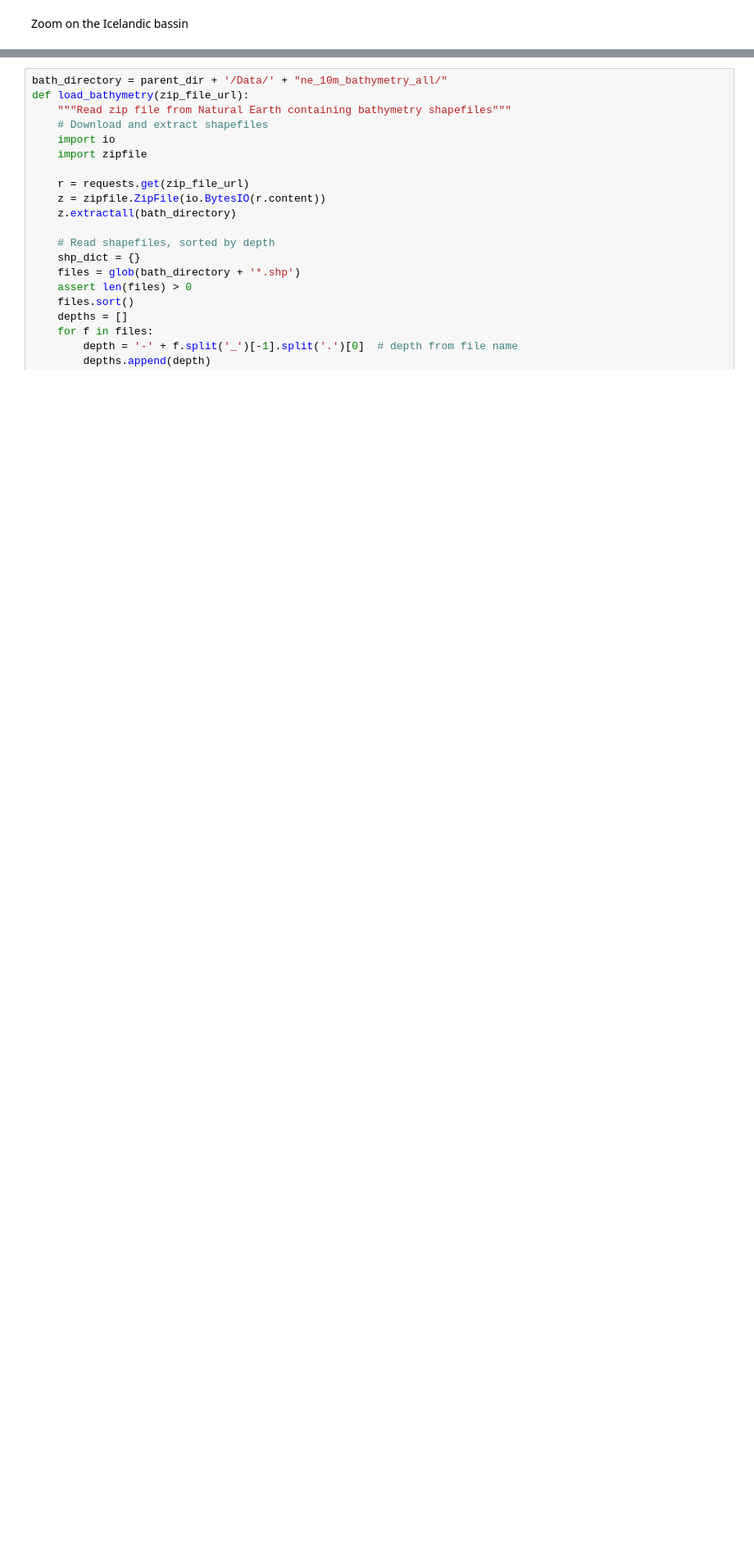
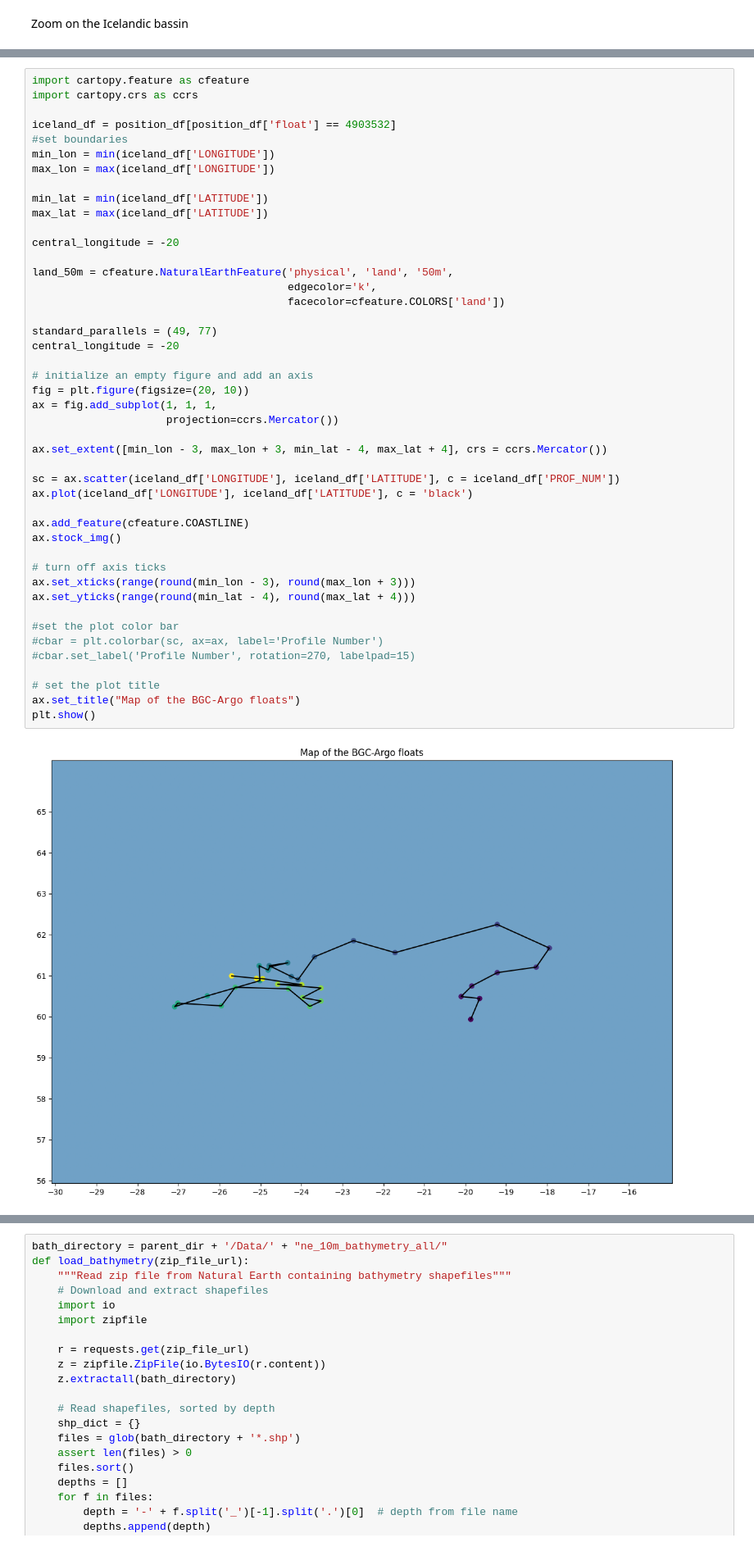
Before and after one commit to NOC-OBG-Autonomy/biocarbon_nrt_data_viz, a Jupyter notebook: Python_notebooks/autonomy_visualization.ipynb, the cells around one changed output, grey strips where cells are left out. Shown at 82% size. Drawn from its saved outputs; the diff is of its cells as text; blank space fills up the shorter version.

Commit message:
Plot map with bathynetry

```diff
--- a/Python_notebooks/autonomy_visualization.ipynb
+++ b/Python_notebooks/autonomy_visualization.ipynb
@@ -178,0 +148,47 @@ plt.show()
+# %%
+import cartopy.feature as cfeature
+import cartopy.crs as ccrs
+
+iceland_df = position_df[position_df['float'] == 4903532]
+#set boundaries
+min_lon = min(iceland_df['LONGITUDE'])
+max_lon = max(iceland_df['LONGITUDE'])
+
+min_lat = min(iceland_df['LATITUDE'])
+max_lat = max(iceland_df['LATITUDE'])
+
+central_longitude = -20
+
+land_50m = cfeature.NaturalEarthFeature('physical', 'land', '50m',
+                                        edgecolor='k',
+                                        facecolor=cfeature.COLORS['land'])
+
+standard_parallels = (49, 77)
+central_longitude = -20
+
+# initialize an empty figure and add an axis
+fig = plt.figure(figsize=(20, 10))
+ax = fig.add_subplot(1, 1, 1,
+                     projection=ccrs.Mercator())
+
+ax.set_extent([min_lon - 3, max_lon + 3, min_lat - 4, max_lat + 4], crs = ccrs.Mercator())
+
+sc = ax.scatter(iceland_df['LONGITUDE'], iceland_df['LATITUDE'], c = iceland_df['PROF_NUM'])
+ax.plot(iceland_df['LONGITUDE'], iceland_df['LATITUDE'], c = 'black')
+
+ax.add_feature(cfeature.COASTLINE)
+ax.stock_img()
+
+# turn off axis ticks
+ax.set_xticks(range(round(min_lon - 3), round(max_lon + 3)))
+ax.set_yticks(range(round(min_lat - 4), round(max_lat + 4)))
+
+#set the plot color bar
+#cbar = plt.colorbar(sc, ax=ax, label='Profile Number')
+#cbar.set_label('Profile Number', rotation=270, labelpad=15)
+
+# set the plot title
+ax.set_title("Map of the BGC-Argo floats")
+plt.show()
+# %% [output]
+[figure, added]
```
Also changed, not shown: parts of 6 cells of this notebook.
